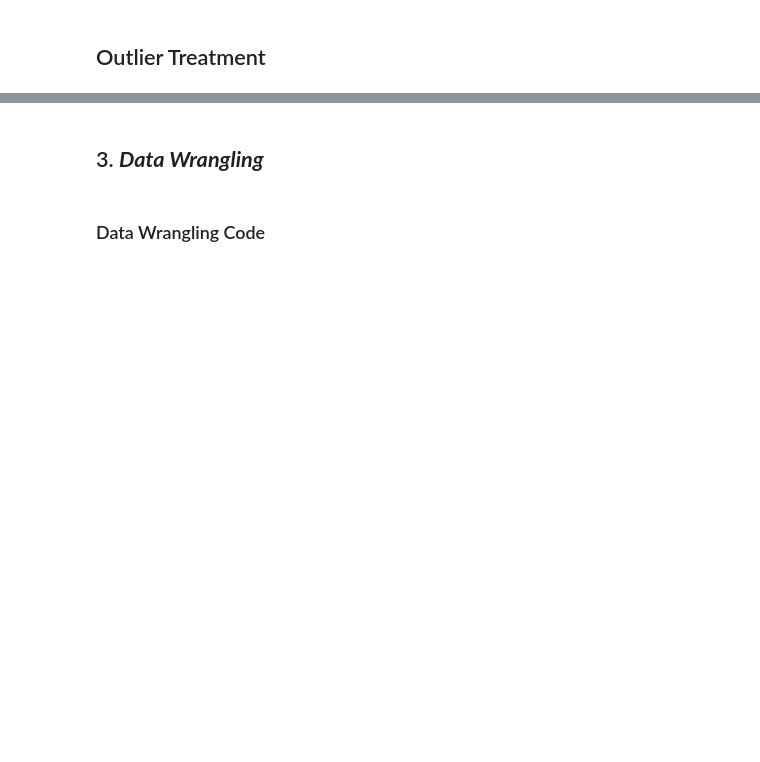
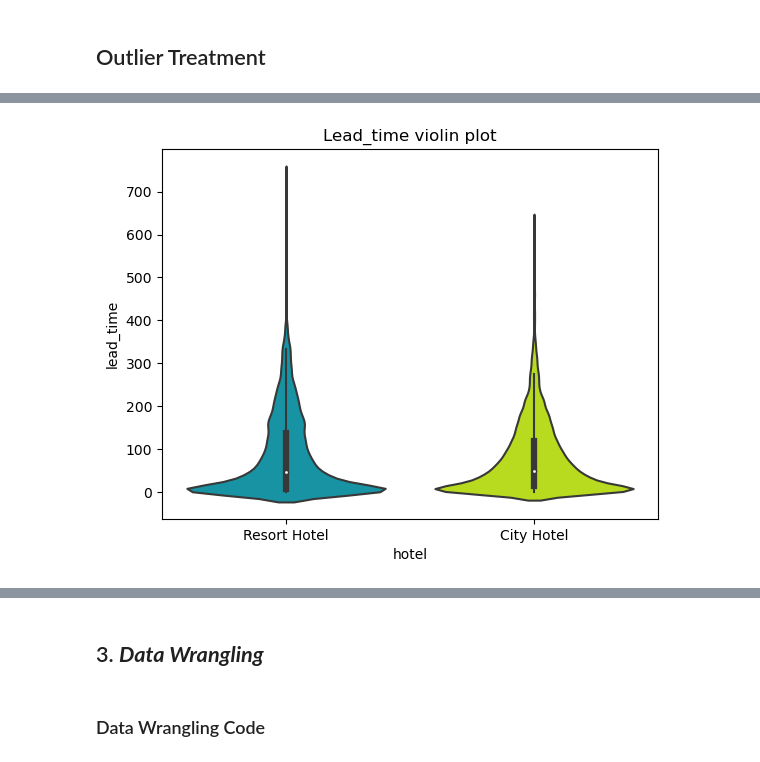
Before and after one commit to lakshay170/hotel_capstone, a Jupyter notebook: Hotel_Capstone.ipynb, the cells around one changed output, grey strips where cells are left out. Drawn from its saved outputs; the diff is of its cells as text; code cells hidden in the pictures; blank space fills up the shorter version.

```diff
--- a/Hotel_Capstone.ipynb
+++ b/Hotel_Capstone.ipynb
@@ -400,10 +601,13 @@ plt.show()
 # %%
-sns.violinplot(data=hotel,y='lead_time',x='hotel')
-
+sns.violinplot(data=hotel,y='lead_time',x='hotel',palette='nipy_spectral')
+plt.title("Lead_time violin plot")
+# plt.savefig('Violinplot.jpg')
 # In Europe , people plan their vaccation 6 months before.
 # Later it is proved that higher the lead time greater are the chances of cancellation
 # But nevertheless, 60 % of bookings done before 365 days are also realized.
 # Therefore, such rows are not dropped.
+# %% [output]
+[figure, added]
 # %%
 # 'adr' one outlier 5000.Dropping it
 
```
Also changed, not shown: parts of 60 cells of this notebook.
